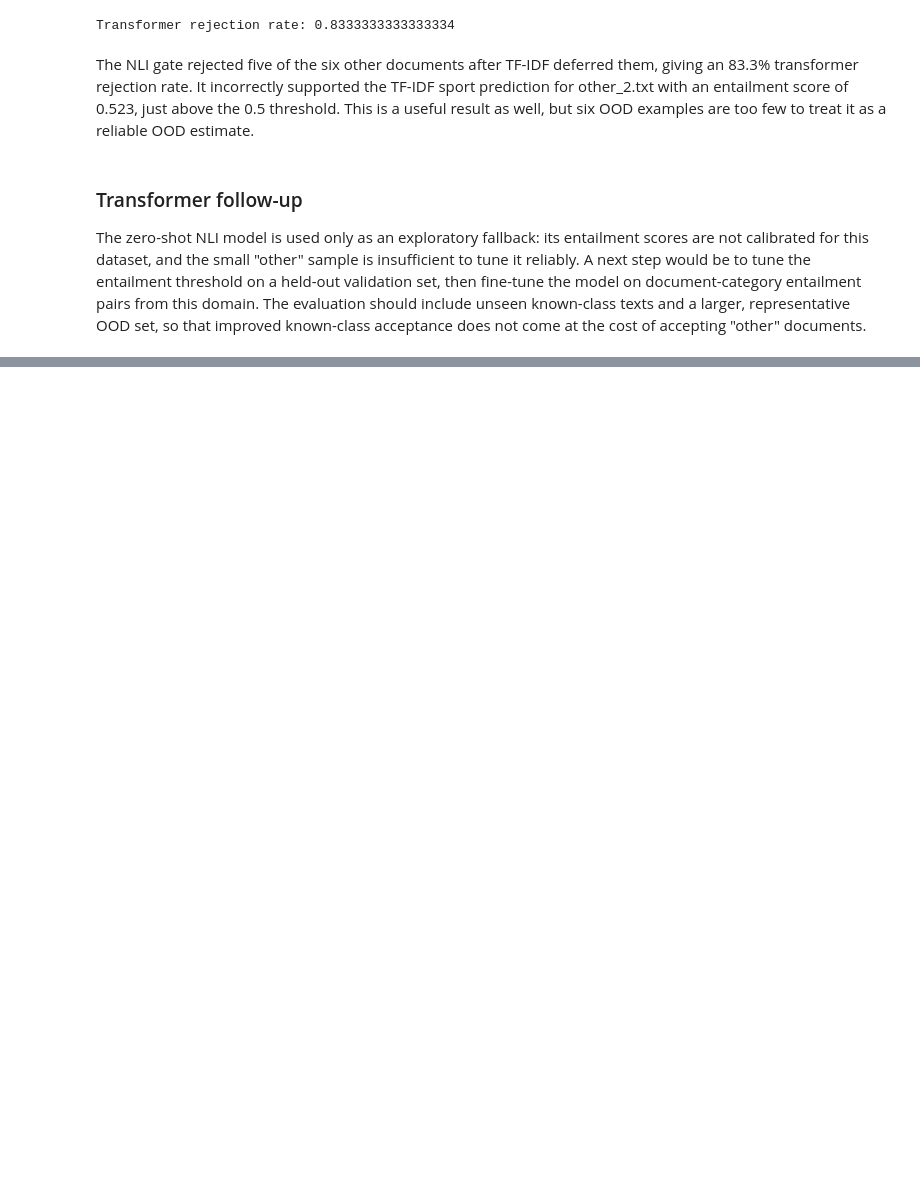
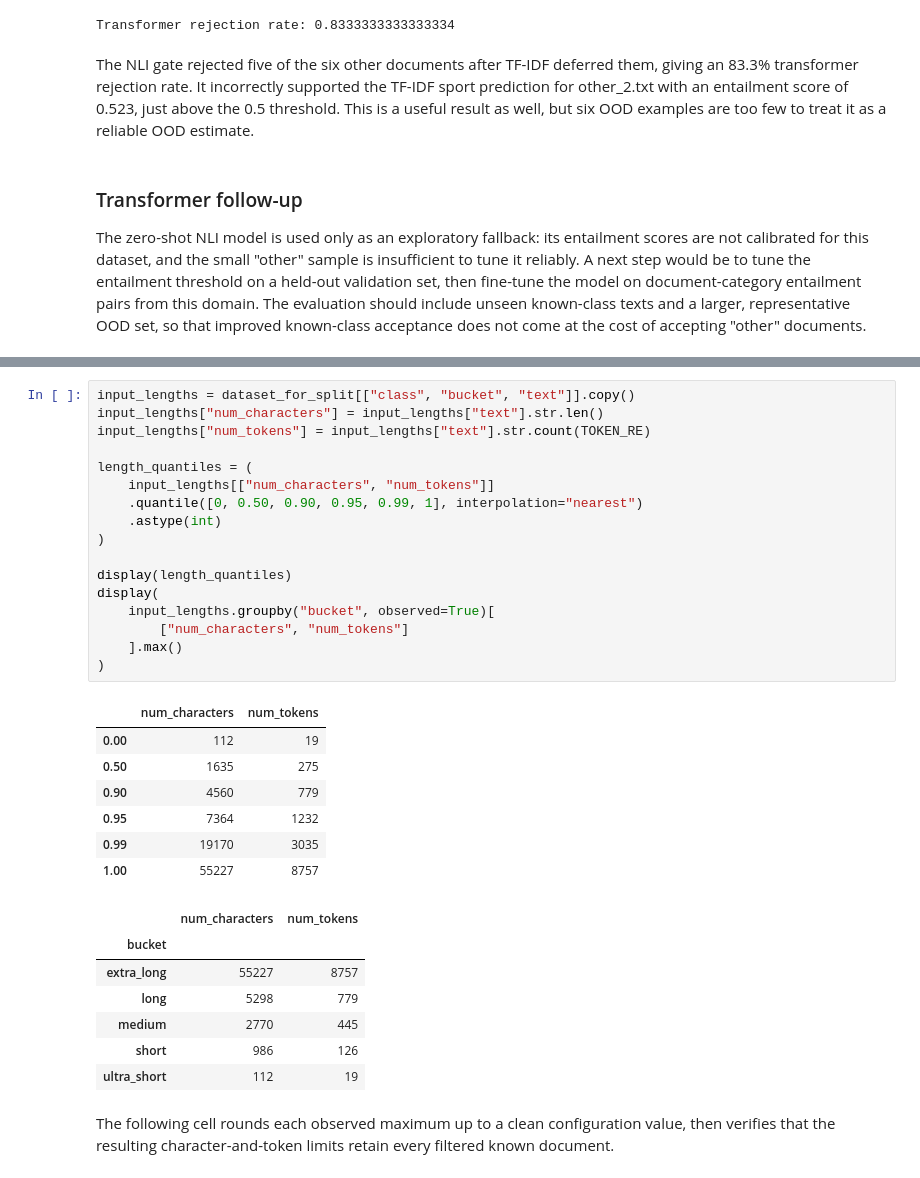
Before and after one commit to nalexus/hw_project, a Jupyter notebook: exploration_solution.ipynb, the cells around one changed output, grey strips where cells are left out. Drawn from its saved outputs; the diff is of its cells as text; blank space fills up the shorter version.

```diff
--- a/exploration_solution.ipynb
+++ b/exploration_solution.ipynb
@@ -1714,0 +1718,34 @@ The zero-shot NLI model is used only as an exploratory fallback: its entailment
+# %%
+input_lengths = dataset_for_split[["class", "bucket", "text"]].copy()
+input_lengths["num_characters"] = input_lengths["text"].str.len()
+input_lengths["num_tokens"] = input_lengths["text"].str.count(TOKEN_RE)
+
+length_quantiles = (
+    input_lengths[["num_characters", "num_tokens"]]
+    .quantile([0, 0.50, 0.90, 0.95, 0.99, 1], interpolation="nearest")
+    .astype(int)
+)
+
+display(length_quantiles)
+display(
+    input_lengths.groupby("bucket", observed=True)[
+        ["num_characters", "num_tokens"]
+    ].max()
+)
+# %% [output]
+|  | num_characters | num_tokens |
+| 0.00 | 112 | 19 |
+| 0.50 | 1635 | 275 |
+| 0.90 | 4560 | 779 |
+| 0.95 | 7364 | 1232 |
+| 0.99 | 19170 | 3035 |
+| 1.00 | 55227 | 8757 |
+|  | num_characters | num_tokens |
+| bucket |  |  |
+| extra_long | 55227 | 8757 |
+| long | 5298 | 779 |
+| medium | 2770 | 445 |
+| short | 986 | 126 |
+| ultra_short | 112 | 19 |
+# %% [markdown]
+The following cell rounds each observed maximum up to a clean configuration value, then verifies that the resulting character-and-token limits retain every filtered known document.
```
Also changed, not shown: parts of 5 cells of this notebook, 17 other files.
